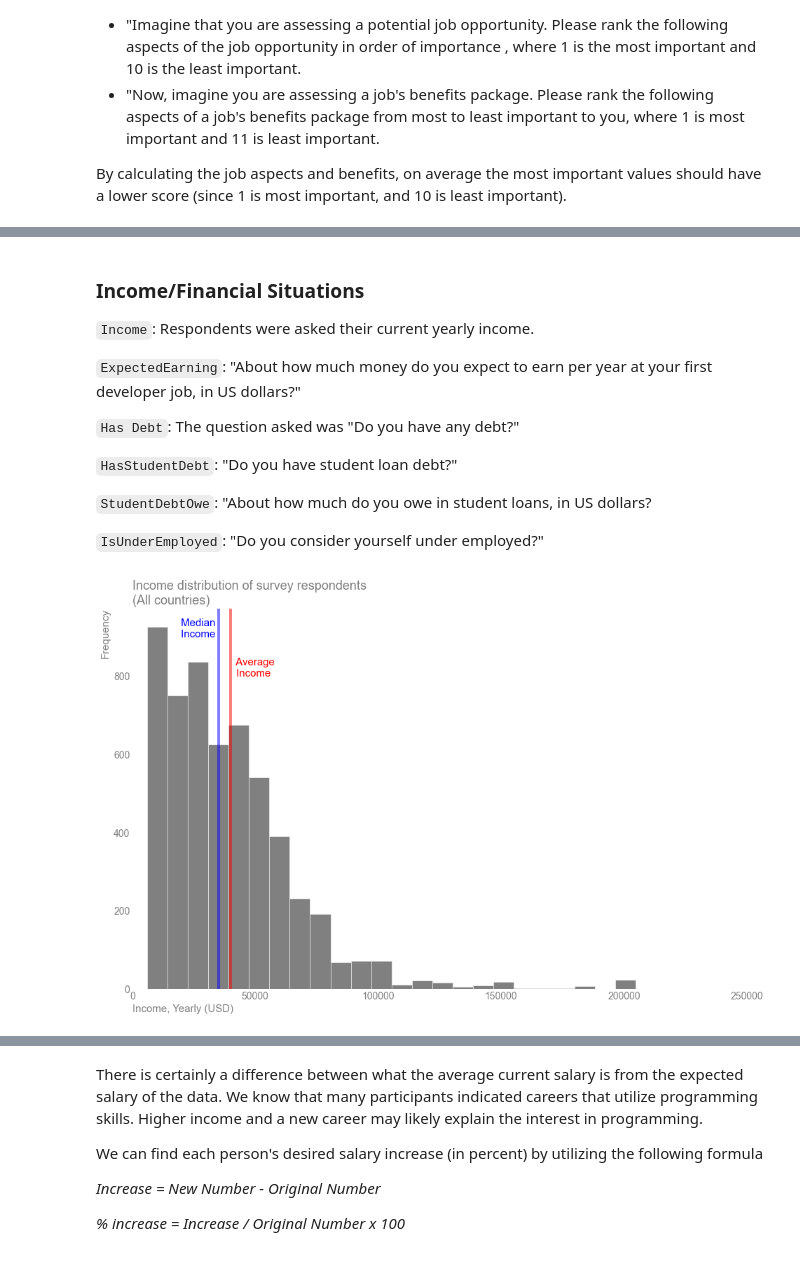
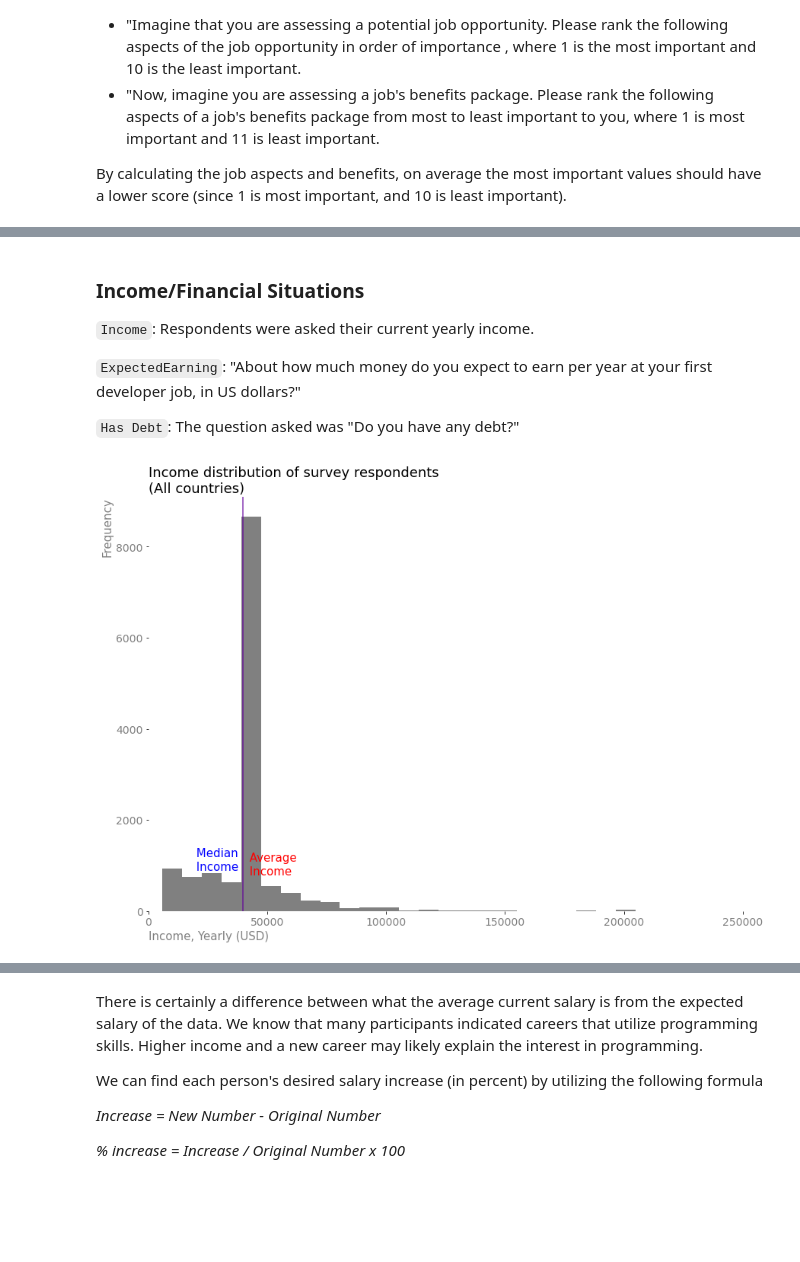
Before and after one commit to paul-trood/Portfolio-Best_Markets_for_Advertising, a Jupyter notebook: coding_survey.ipynb, the cells around one changed output, grey strips where cells are left out. Drawn from its saved outputs; the diff is of its cells as text; code cells hidden in the pictures; blank space fills up the shorter version.

```diff
--- a/coding_survey.ipynb
+++ b/coding_survey.ipynb
@@ -157,7 +157,7 @@ Length: 63, dtype: float64
 # %%
 # Converts the list of columns we want to use from pandas.index to list
 cols_to_use = pd.Index.tolist(list)
-cols_to_use.extend(["JobRoleInterest","BootcampFinish","ExpectedEarning","HasStudentDebt","StudentDebtOwe"])
+cols_to_use.extend(["JobRoleInterest", "ExpectedEarning"])
 
 # Isolates the dataframe down to only preferred columns
 csv = csv[cols_to_use]
@@ -282,3 +324,9 @@ survey["JobRoleInterest"] = survey["JobRoleInterest"].str.split(",")
+# %%
+# Fill NaNs of income column with median income
+survey["Income"] = survey["Income"].fillna(survey["Income"].mean())
+# %%
+# Fill missing data points with average
+survey["ExpectedEarning"] = survey["ExpectedEarning"].fillna(survey["ExpectedEarning"].mean())
 # %%
 survey
 # %% [output]
@@ -426,22 +482,2 @@ plt.show()
 # %% [markdown]
 ### Country Representation
-# %%
-# Percentage of each country in dataframe
-sns.set_style("white")
-fig, ax = plt.subplots(figsize = (10, 8))
-ax = (survey["CountryLive"].value_counts(normalize= True).head(30) * 100).plot(kind="barh", color = "#900C3F")
-plt.title("Country Representation (FreeCodeCamp)\n Percentage", size = 18, y = 1.05)
-plt.gca().spines[["right", "left", "top", "bottom"]].set_visible(False)
-plt.gca().invert_yaxis()
-ax.xaxis.tick_top()
-plt.yticks(size = 14)
-plt.show()
-
-fig, ax = plt.subplots(figsize = (10, 8))
-ax = (exchange["Country"].value_counts(normalize= True).head(30) * 100).plot(kind="barh", color = "#900C3F")
-plt.title("Country Representation (Stack Exchange) \n Percentage", size = 18, y = 1.05)
-plt.gca().spines[["right", "left", "top", "bottom"]].set_visible(False)
-plt.gca().invert_yaxis()
-ax.xaxis.tick_top()
-plt.yticks(size = 14)
-plt.show()
@@ -608,29 +681,23 @@ plt.show()
 `ExpectedEarning`: "About how much money do you expect to earn per year at your first developer job, in US dollars?"
 
 `Has Debt`: The question asked was "Do you have any debt?"
-
-`HasStudentDebt`: "Do you have student loan debt?"
-
-`StudentDebtOwe`: "About how much do you owe in student loans, in US dollars?
-
-`IsUnderEmployed`: "Do you consider yourself under employed?"
 # %%
 # Income distribution
 fig, ax = plt.subplots(figsize = (14,10))
 survey["Income"].plot.hist(bins = 120, color = "grey", xlim = (0,250000))
 plt.gca().spines[["right", "left", "top", "bottom"]].set_visible(False)
-plt.title("Income distribution of survey respondents\n(All countries)",loc= "left", size = 18, color = "grey")
+plt.title("Income distribution of survey respondents\n(All countries)",loc= "left", size = 18)
 plt.axvline(survey["Income"].mean(), color = "red", alpha = 0.5)
 plt.axvline(survey["Income"].median(), color = "blue", alpha = 0.5)
 plt.text(41000, 800, " Average \n Income", size = 15, color = "red")
 plt.text(18500, 900, " Median \n Income", size = 15, color = "blue")
 plt.ylabel("Frequency",size = 15, loc = "top", color ="grey")
 plt.yticks(size = 14, color = "grey")
 plt.xticks(size = 14, color = "grey")
 plt.xlabel("Income, Yearly (USD)", size = 15, loc = "left", color ="grey")
 plt.show()
 # %% [output]
-[figure, old version]
+[figure, new version]
 # %%
 # Difference between current income and expected income
 fig, ax = plt.subplots(figsize = (13,9))
```
Also changed, not shown: parts of 58 cells of this notebook.
